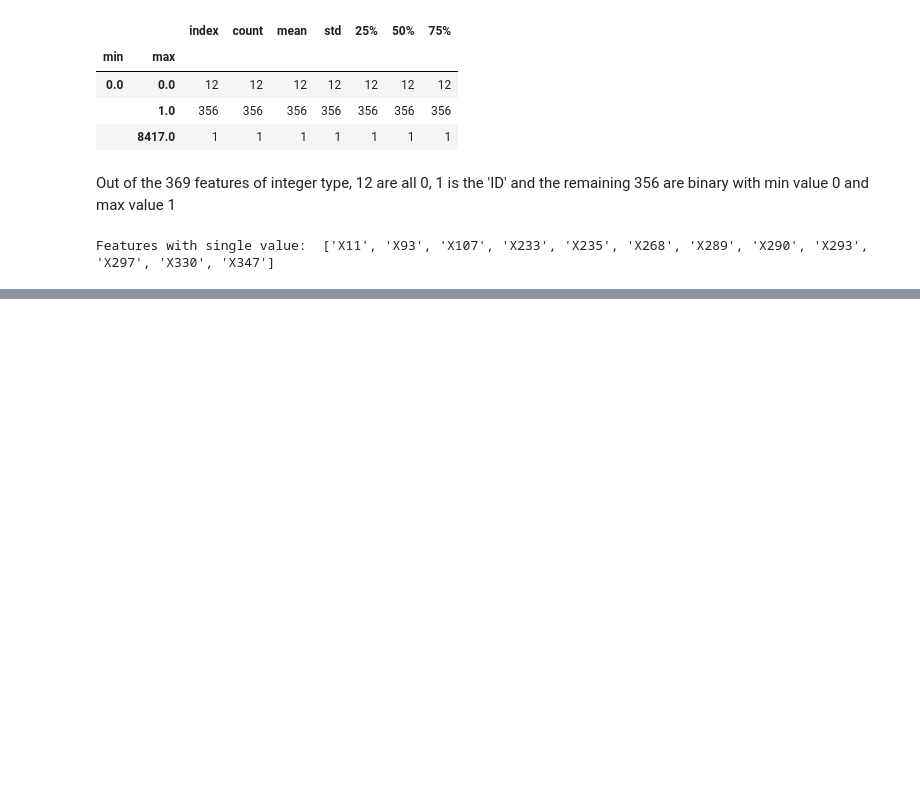
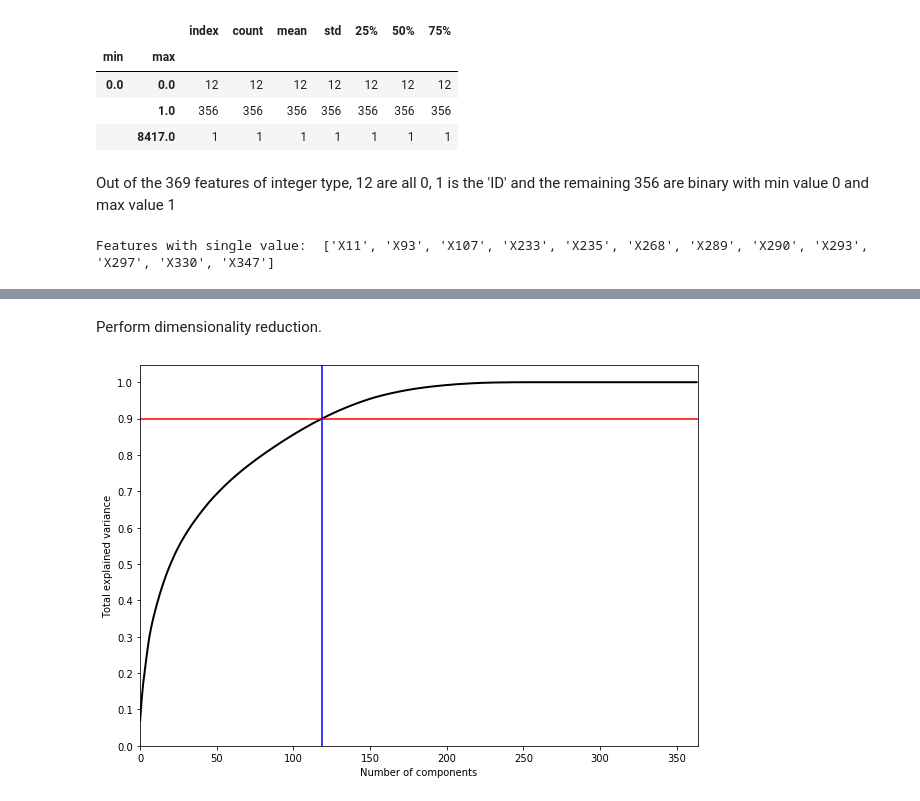
Before and after one commit to elismi/SimpliLearn, a Jupyter notebook: PGP AI/Course 4 - Machine Learning/Project 1 - Mercedes-Benz Greener Manufacturing/Project 1 - Mercedes-Benz Greener Manufacturing.ipynb, the cells around one changed output, grey strips where cells are left out. Saved outputs shown, nothing was run; the diff lists cells and outputs as text; code cells hidden in the pictures; blank space fills up the shorter version.

```diff
--- a/PGP AI/Course 4 - Machine Learning/Project 1 - Mercedes-Benz Greener Manufacturing/Project 1 - Mercedes-Benz Greener Manufacturing.ipynb
+++ b/PGP AI/Course 4 - Machine Learning/Project 1 - Mercedes-Benz Greener Manufacturing/Project 1 - Mercedes-Benz Greener Manufacturing.ipynb
@@ -61,0 +84,3 @@ Features with single value:  ['X11', 'X93', 'X107', 'X233', 'X235', 'X268', 'X28
+# %%
+df_x_test = df_test[list_cols_to_use]
+df_x_test.shape
@@ -61,0 +137,11 @@ Features with single value:  ['X11', 'X93', 'X107', 'X233', 'X235', 'X268', 'X28
+# %%
+from sklearn import preprocessing
+
+for col in ["X0", "X1", "X2", "X3", "X4", "X5", "X6", "X8"]:
+        #encoder = preprocessing.LabelEncoder()
+        #encoder.fit(list(df_x_train[col].values))
+        #df_x_train[col] = encoder.transform(list(df_x_train[col].values))
+        #df_x_test[col] = encoder.transform(list(df_x_test[col].values))
+        mapper = lambda x: sum([ord(digit) for digit in x])
+        df_x_train[col] = df_x_train[col].apply(mapper)
+        df_x_test[col] = df_x_test[col].apply(mapper)
@@ -61,0 +169,30 @@ Features with single value:  ['X11', 'X93', 'X107', 'X233', 'X235', 'X268', 'X28
+# %% [markdown]
+Perform dimensionality reduction.
+# %%
+from sklearn.decomposition import PCA
+from sklearn.preprocessing import StandardScaler
+sc = StandardScaler()
+arr_x_train_scaled = sc.fit_transform(df_x_train)
+arr_x_test_scaled = sc.transform(df_x_test)
+# %%
+pca = PCA().fit(arr_x_train_scaled)
+# %%
+import matplotlib.pyplot as plt
+import numpy as np
+# Visualize Variance by new Dimensions
+plt.figure(figsize=(10,7))
+
+plt.plot(np.cumsum(pca.explained_variance_ratio_), color='k', lw=2)
+
+plt.xlabel('Number of components')
+plt.ylabel('Total explained variance')
+
+plt.xlim(0, 364)
+plt.yticks(np.arange(0, 1.1, 0.1))
+
+plt.axhline(0.9, c='r')
+plt.axvline(119, c='b')
+
+plt.show()
+# %% [output]
+[figure, added]
```
Also changed, not shown: parts of 37 cells of this notebook.
